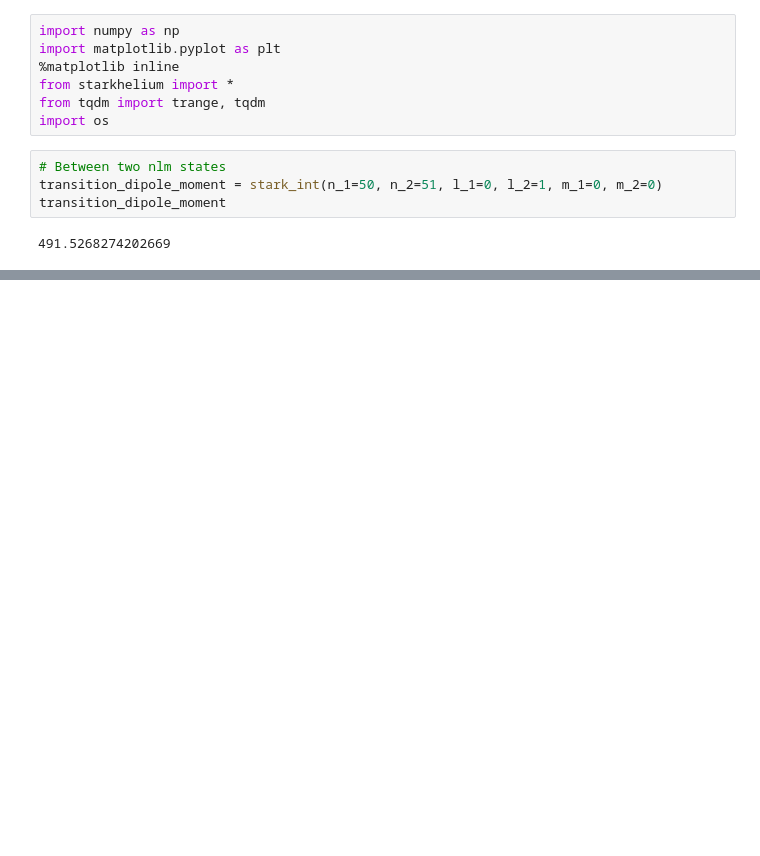
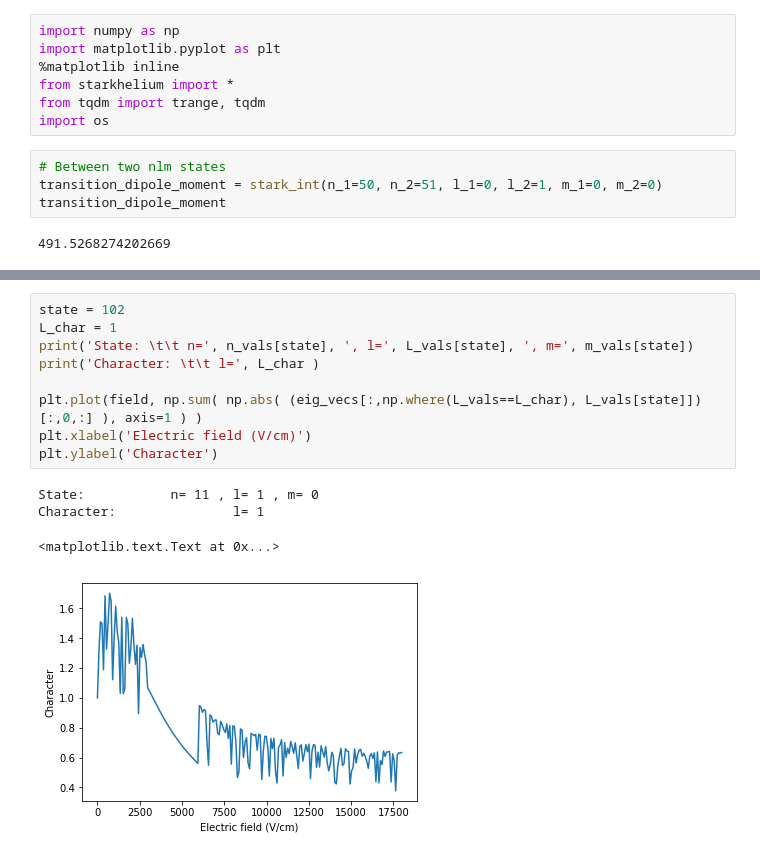
Before and after one commit to aa-morgan/Rydberg_helium_Stark, a Jupyter notebook: starkhelium/Transition dipole moments.ipynb, the cells around one changed output, grey strips where cells are left out. Drawn from its saved outputs; the diff is of its cells as text; blank space fills up the shorter version.

```diff
--- a/starkhelium/Transition dipole moments.ipynb
+++ b/starkhelium/Transition dipole moments.ipynb
@@ -54,0 +71,14 @@ n_vals, L_vals, m_vals
+# %%
+state = 102
+L_char = 1
+print('State: \t\t n=', n_vals[state], ', l=', L_vals[state], ', m=', m_vals[state])
+print('Character: \t\t l=', L_char )
+
+plt.plot(field, np.sum( np.abs( (eig_vecs[:,np.where(L_vals==L_char), L_vals[state]])[:,0,:] ), axis=1 ) )
+plt.xlabel('Electric field (V/cm)')
+plt.ylabel('Character')
+# %% [output]
+State:           n= 11 , l= 1 , m= 0
+Character:               l= 1
+<matplotlib.text.Text at 0x...>
+[figure, added]
```
Also changed, not shown: parts of 7 cells of this notebook.
